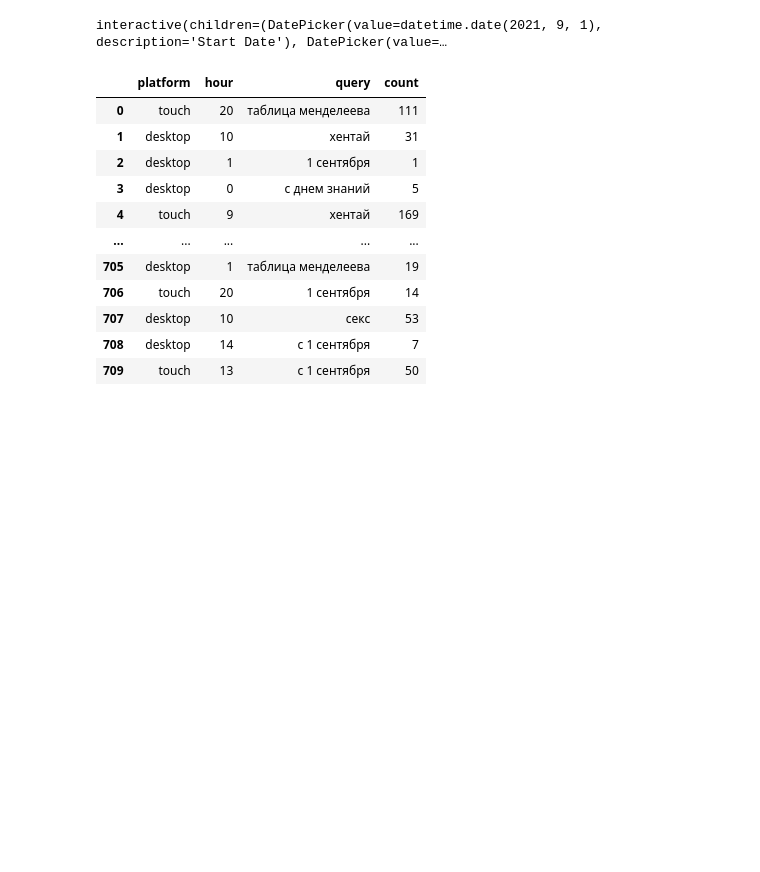
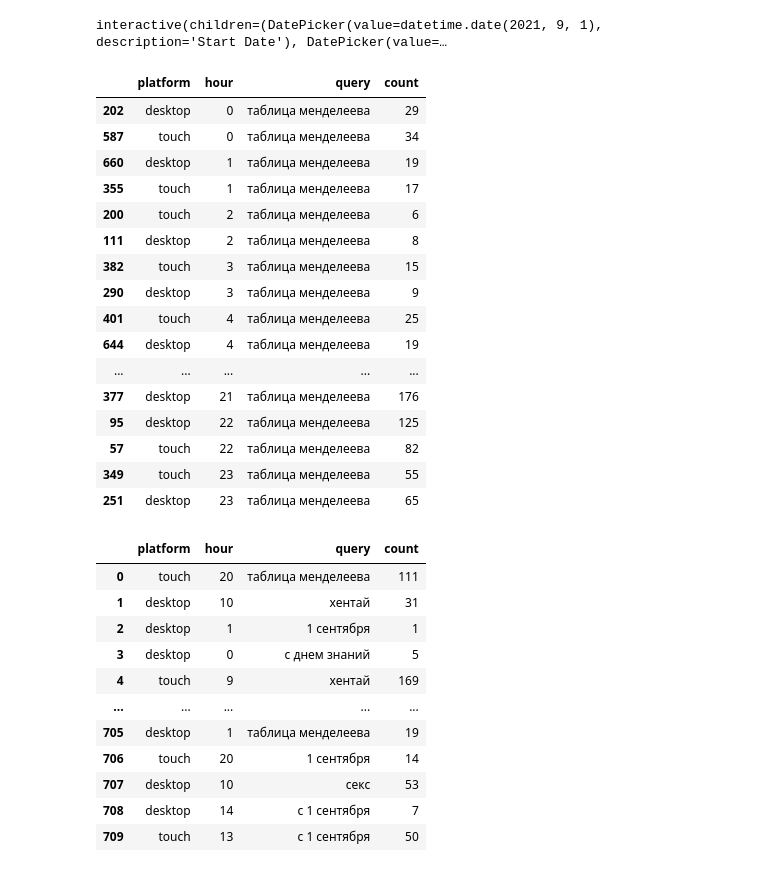
Before and after one commit to aleks-haksly/VIZRO, a Jupyter notebook: demos/bugfix.ipynb, the cells around one changed output. Saved outputs shown, nothing was run; the diff lists cells and outputs as text; code cells hidden in the pictures; blank space fills up the shorter version.

```diff
--- a/demos/bugfix.ipynb
+++ b/demos/bugfix.ipynb
@@ -90,6 +90,26 @@ def select(start_date, end_date, limit):
     linechart_query_plot(df).show()
 # %% [output]
 interactive(children=(DatePicker(value=datetime.date(2021, 9, 1), description='Start Date'), DatePicker(value=…
+# %%
+df.query('query=="таблица менделеева"').sort_values(by='hour')
+# %% [output]
+|  | platform | hour | query | count |
+| 202 | desktop | 0 | таблица менделеева | 29 |
+| 587 | touch | 0 | таблица менделеева | 34 |
+| 660 | desktop | 1 | таблица менделеева | 19 |
+| 355 | touch | 1 | таблица менделеева | 17 |
+| 200 | touch | 2 | таблица менделеева | 6 |
+| 111 | desktop | 2 | таблица менделеева | 8 |
+| 382 | touch | 3 | таблица менделеева | 15 |
+| 290 | desktop | 3 | таблица менделеева | 9 |
+| 401 | touch | 4 | таблица менделеева | 25 |
+| 644 | desktop | 4 | таблица менделеева | 19 |
+| ... | ... | ... | ... | ... |
+| 377 | desktop | 21 | таблица менделеева | 176 |
+| 95 | desktop | 22 | таблица менделеева | 125 |
+| 57 | touch | 22 | таблица менделеева | 82 |
+| 349 | touch | 23 | таблица менделеева | 55 |
+| 251 | desktop | 23 | таблица менделеева | 65 |
 # %%
 df
 # %% [output]
```
Also changed, not shown: parts of 1 cell of this notebook.
